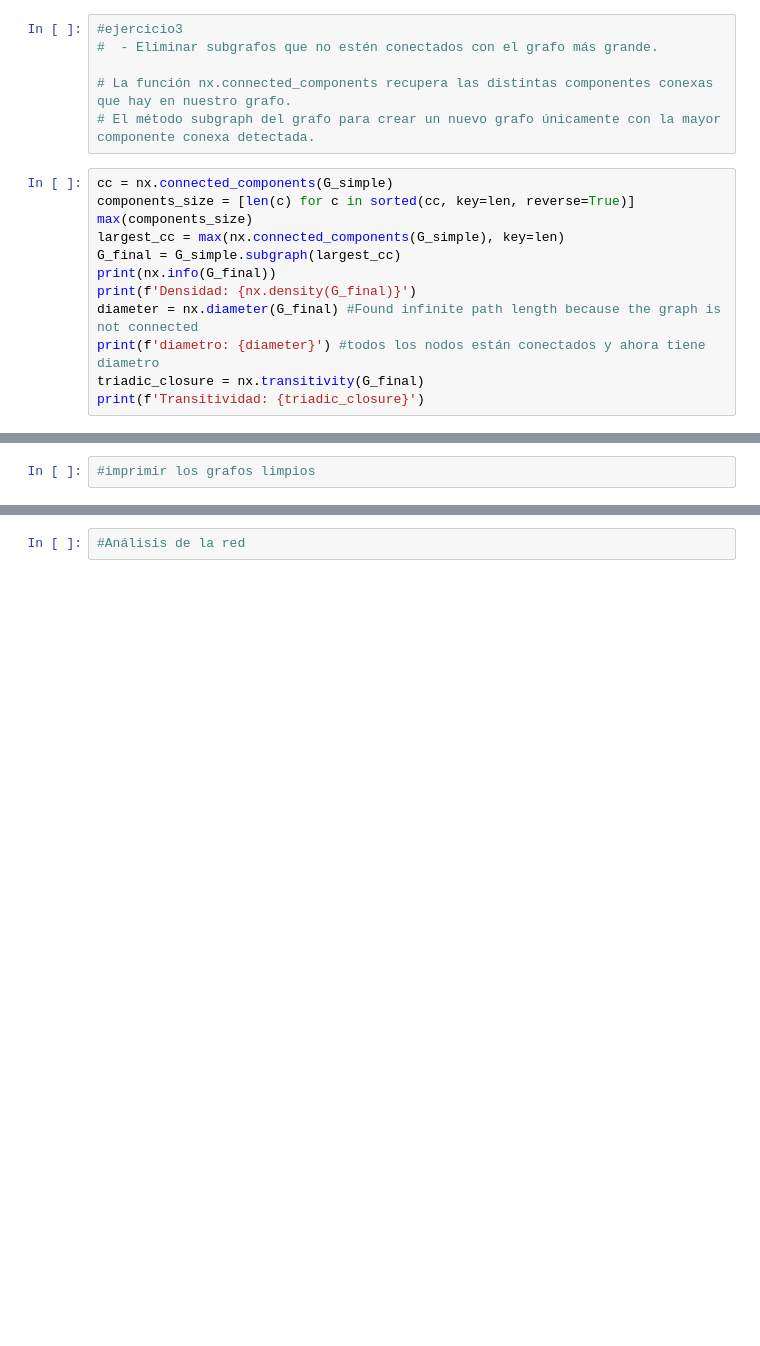
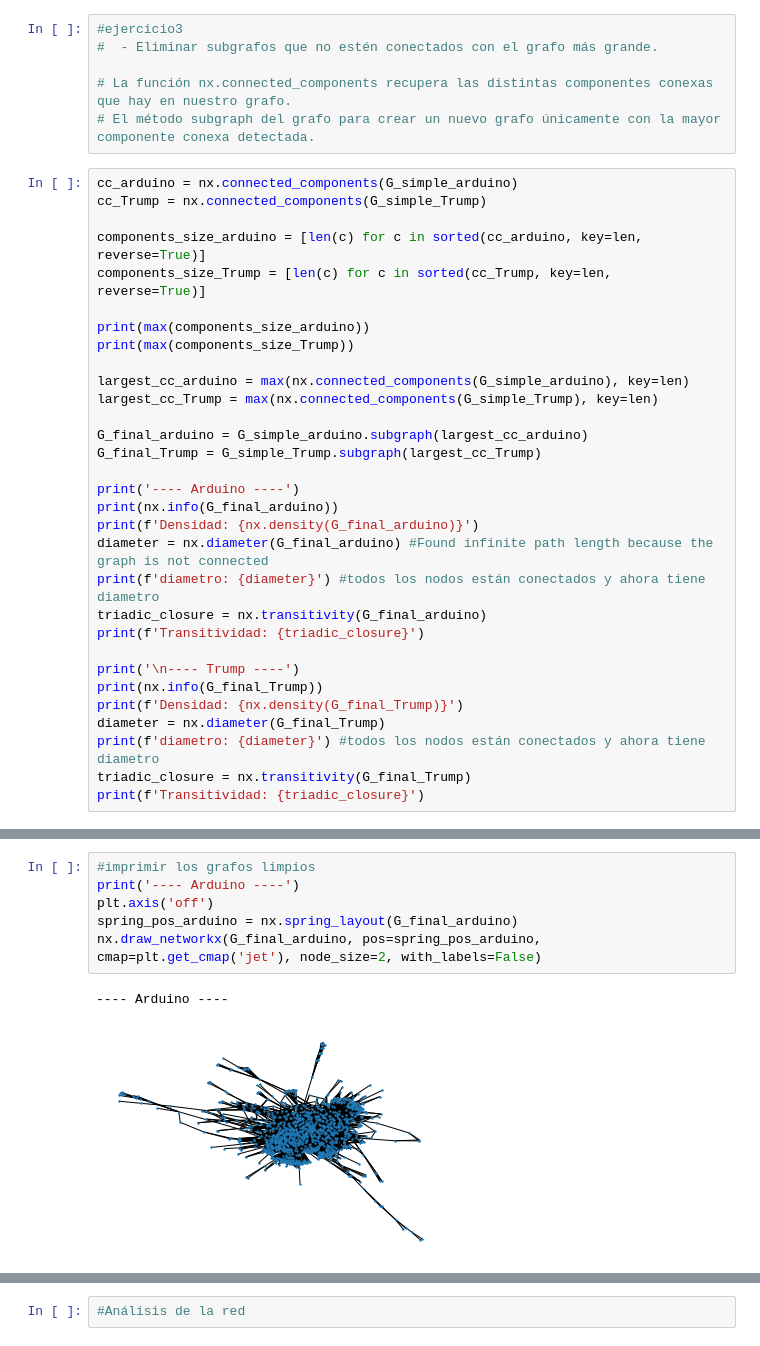
Before and after one commit to jecrespo/Analisis-RRSS-Python, a Jupyter notebook: Proyecto/Proyecto_arduino.ipynb, the cells around one changed output, grey strips where cells are left out. Saved outputs shown, nothing was run; the diff lists cells and outputs as text; blank space fills up the shorter version.

Commit message:
Todo menos comunidades

```diff
--- a/Proyecto/Proyecto_arduino.ipynb
+++ b/Proyecto/Proyecto_arduino.ipynb
@@ -441,14 +443,33 @@ nx.draw_networkx(G_simple_Trump, pos=spring_pos, cmap=plt.get_cmap('jet'), node_
 # La función nx.connected_components recupera las distintas componentes conexas que hay en nuestro grafo.
 # El método subgraph del grafo para crear un nuevo grafo únicamente con la mayor componente conexa detectada.
 # %%
-cc = nx.connected_components(G_simple)
-components_size = [len(c) for c in sorted(cc, key=len, reverse=True)]
-max(components_size)
-largest_cc = max(nx.connected_components(G_simple), key=len)
-G_final = G_simple.subgraph(largest_cc)
-print(nx.info(G_final))
-print(f'Densidad: {nx.density(G_final)}')
-diameter = nx.diameter(G_final) #Found infinite path length because the graph is not connected
+cc_arduino = nx.connected_components(G_simple_arduino)
+cc_Trump = nx.connected_components(G_simple_Trump)
+
+components_size_arduino = [len(c) for c in sorted(cc_arduino, key=len, reverse=True)]
+components_size_Trump = [len(c) for c in sorted(cc_Trump, key=len, reverse=True)]
+
+print(max(components_size_arduino))
+print(max(components_size_Trump))
+
+largest_cc_arduino = max(nx.connected_components(G_simple_arduino), key=len)
+largest_cc_Trump = max(nx.connected_components(G_simple_Trump), key=len)
+
+G_final_arduino = G_simple_arduino.subgraph(largest_cc_arduino)
+G_final_Trump = G_simple_Trump.subgraph(largest_cc_Trump)
+
+print('---- Arduino ----')
+print(nx.info(G_final_arduino))
+print(f'Densidad: {nx.density(G_final_arduino)}')
+diameter = nx.diameter(G_final_arduino) #Found infinite path length because the graph is not connected
 print(f'diametro: {diameter}') #todos los nodos están conectados y ahora tiene diametro
-triadic_closure = nx.transitivity(G_final)
+triadic_closure = nx.transitivity(G_final_arduino)
 print(f'Transitividad: {triadic_closure}')
+
+print('\n---- Trump ----')
+print(nx.info(G_final_Trump))
+print(f'Densidad: {nx.density(G_final_Trump)}')
+diameter = nx.diameter(G_final_Trump)
+print(f'diametro: {diameter}') #todos los nodos están conectados y ahora tiene diametro
+triadic_closure = nx.transitivity(G_final_Trump)
+print(f'Transitividad: {triadic_closure}')
@@ -455,2 +494,9 @@ print(f'Transitividad: {triadic_closure}')
-# %%
-#imprimir los grafos limpios
+# %%
+#imprimir los grafos limpios
+print('---- Arduino ----')
+plt.axis('off')
+spring_pos_arduino = nx.spring_layout(G_final_arduino)
+nx.draw_networkx(G_final_arduino, pos=spring_pos_arduino, cmap=plt.get_cmap('jet'), node_size=2, with_labels=False)
+# %% [output]
+---- Arduino ----
+[figure, added]
```
Also changed, not shown: parts of 17 cells of this notebook, 2 other files.
